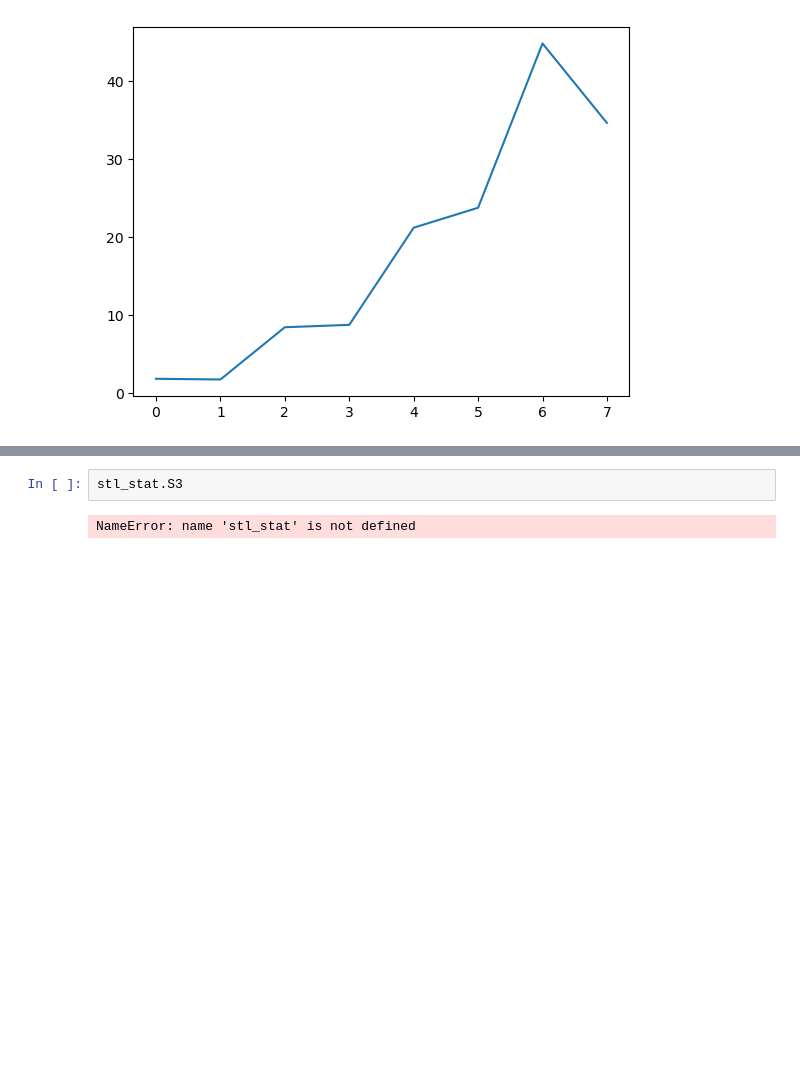
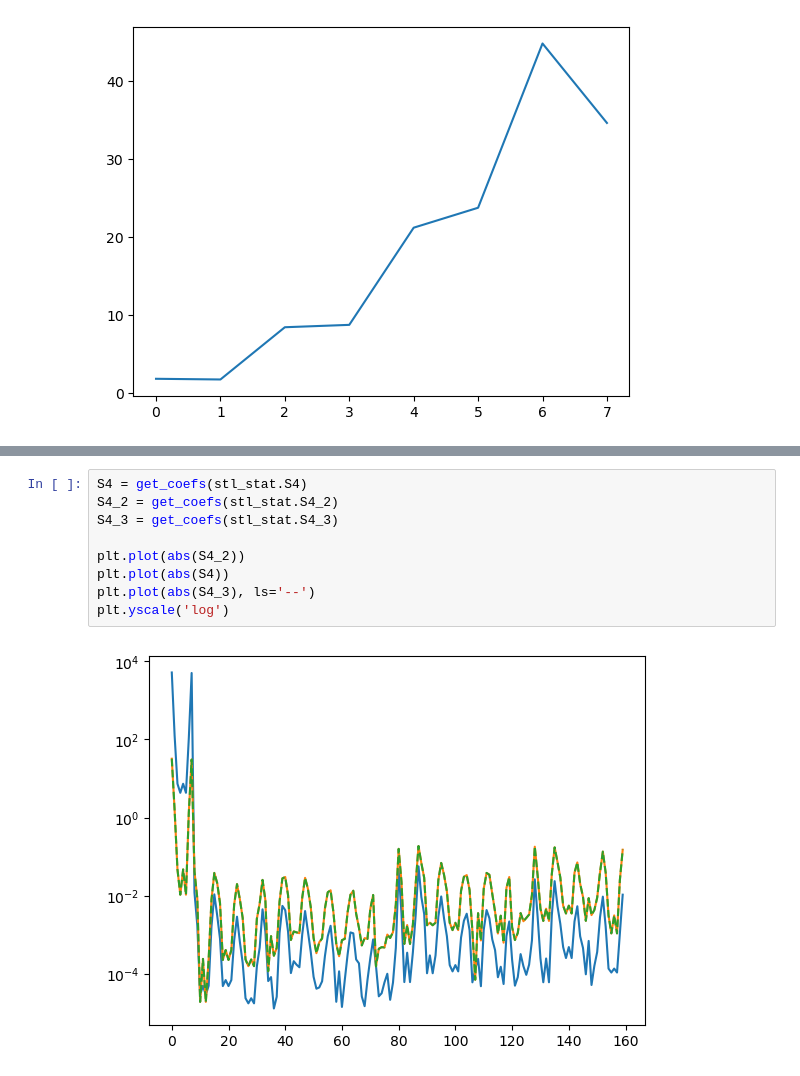
Before and after one commit to Eralys/STL_dev, a Jupyter notebook: STL_main/DT1_Test/Test_StlOperator.ipynb, the cells around one changed output, grey strips where cells are left out. Saved outputs shown, nothing was run; the diff lists cells and outputs as text; blank space fills up the shorter version.

```diff
--- a/STL_main/DT1_Test/Test_StlOperator.ipynb
+++ b/STL_main/DT1_Test/Test_StlOperator.ipynb
@@ -167,4 +205,11 @@ plt.plot(stl_stat.S2.numpy().reshape(-1))
 # %%
-stl_stat.S3
+S4 = get_coefs(stl_stat.S4)
+S4_2 = get_coefs(stl_stat.S4_2)
+S4_3 = get_coefs(stl_stat.S4_3)
+
+plt.plot(abs(S4_2))
+plt.plot(abs(S4))
+plt.plot(abs(S4_3), ls='--')
+plt.yscale('log')
 # %% [output]
-NameError: name 'stl_stat' is not defined
+[figure, added]
```
Also changed, not shown: parts of 7 cells of this notebook, 2 other files.
